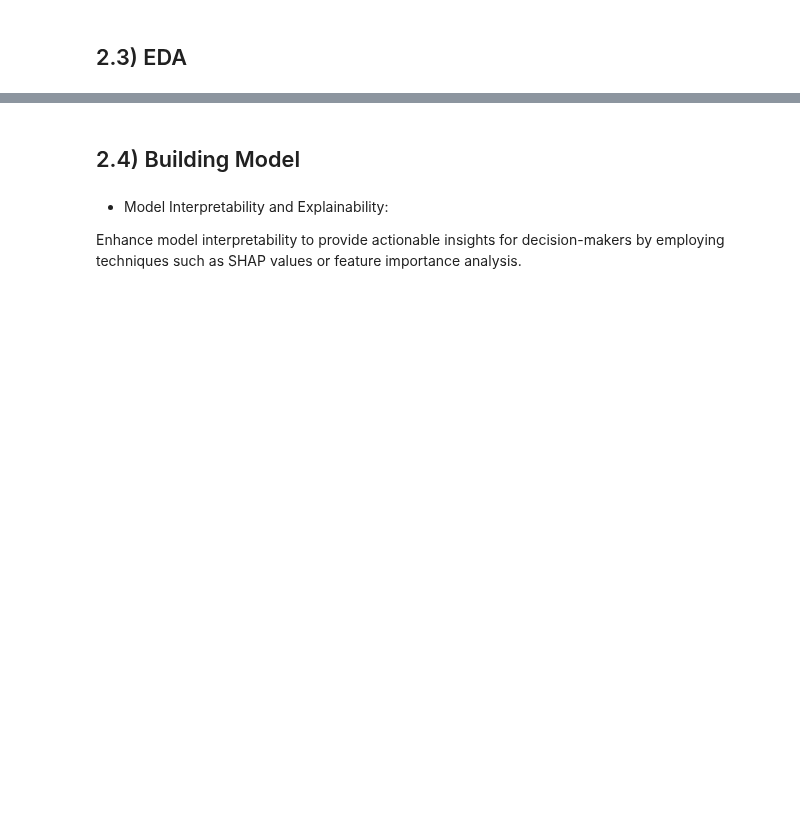
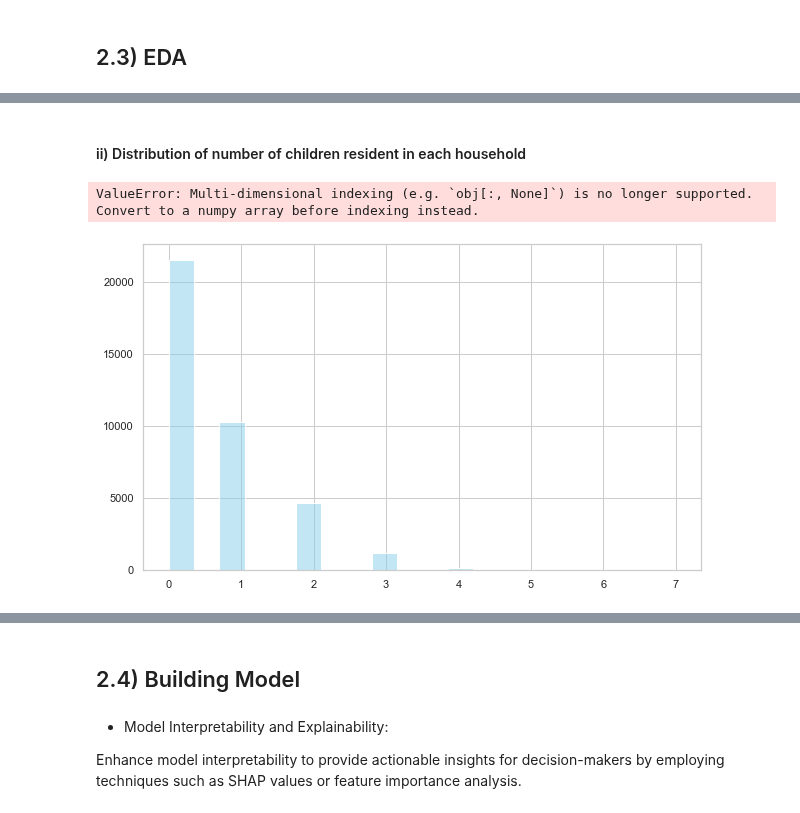
Before and after one commit to Dominic-Mu/dsc-phase-5-group-14-project, a Jupyter notebook: index.ipynb, the cells around one changed output, grey strips where cells are left out. Drawn from its saved outputs; the diff is of its cells as text; code cells hidden in the pictures; blank space fills up the shorter version.

```diff
--- a/index.ipynb
+++ b/index.ipynb
@@ -426,0 +686,26 @@ ValueError: could not convert string to float: '       1   4'
+# %% [markdown]
+#### ii) Distribution of number of children resident in each household
+# %%
+# Identify the top 20 households based on the sum of 'Number_of_children_resident'
+top_20_households = df_cleaned.groupby('household_id')['number_of_children_resident'].sum().nlargest(10)
+
+# Create a DataFrame from the top_20_households Series
+top_20_df = top_20_households.reset_index()
+
+# Set the style of seaborn
+sns.set(style="whitegrid")
+
+# Plotting the distribution
+plt.figure(figsize=(10, 6))
+sns.histplot(df_cleaned['number_of_children_resident'], bins=20, kde=True, color='skyblue')
+plt.title('Distribution of Number of Children Resident in Each Household')
+plt.xlabel('Number of Children Resident')
+plt.ylabel('Frequency')
+plt.show()
+
+# Print the DataFrame
+print("Top 20 Households with Highest Number of Children:")
+top_20_df
+# %% [output]
+ValueError: Multi-dimensional indexing (e.g. `obj[:, None]`) is no longer supported. Convert to a numpy array before indexing instead.
+[figure, added]
```
Also changed, not shown: parts of 30 cells of this notebook, 6 other files.
